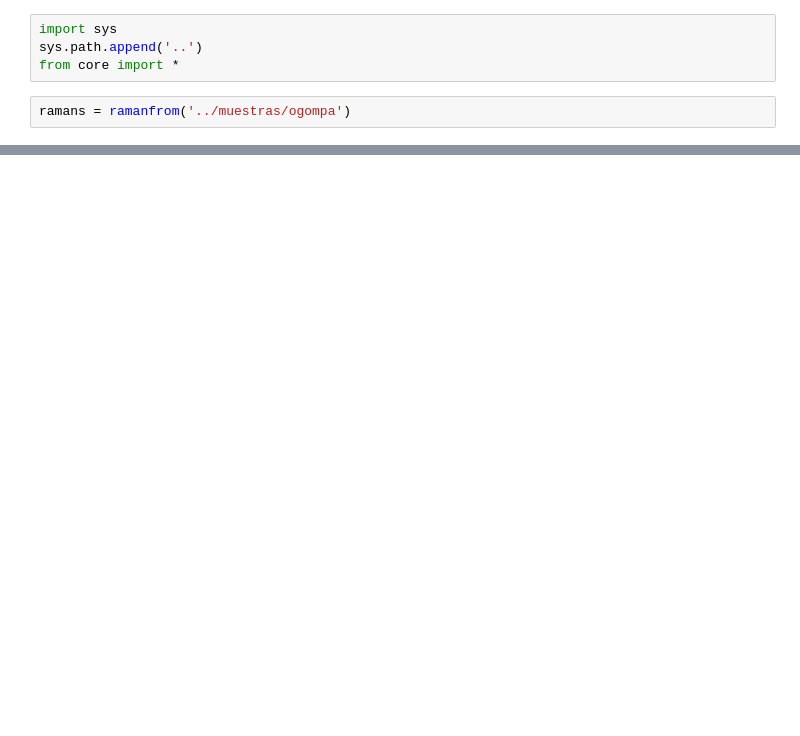
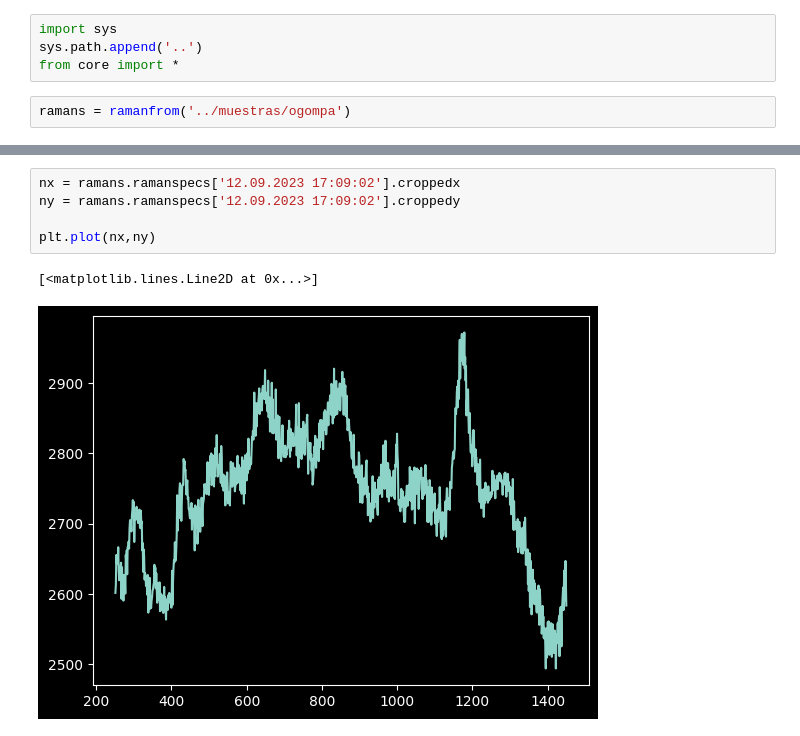
Before and after one commit to oftavira/raman, a Jupyter notebook: ogomp/main.ipynb, the cells around one changed output, grey strips where cells are left out. Drawn from its saved outputs; the diff is of its cells as text; blank space fills up the shorter version.

```diff
--- a/ogomp/main.ipynb
+++ b/ogomp/main.ipynb
@@ -12,2 +39,10 @@ ramans.pop(name='12.09.2023 17:13:30')
+# %%
+nx = ramans.ramanspecs['12.09.2023 17:09:02'].croppedx
+ny = ramans.ramanspecs['12.09.2023 17:09:02'].croppedy
+
+plt.plot(nx,ny)
+# %% [output]
+[<matplotlib.lines.Line2D at 0x...>]
+[figure, added]
 # %%
 for e in ramans.ramanspecs.values():
```
Also changed, not shown: parts of 21 cells of this notebook, 1 other file.
